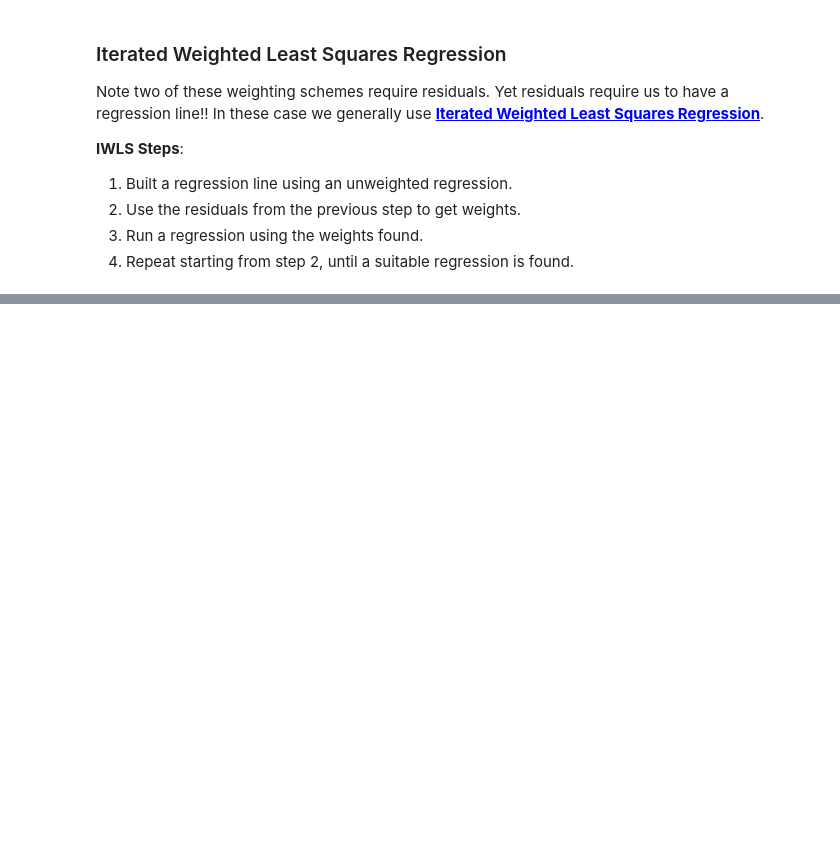
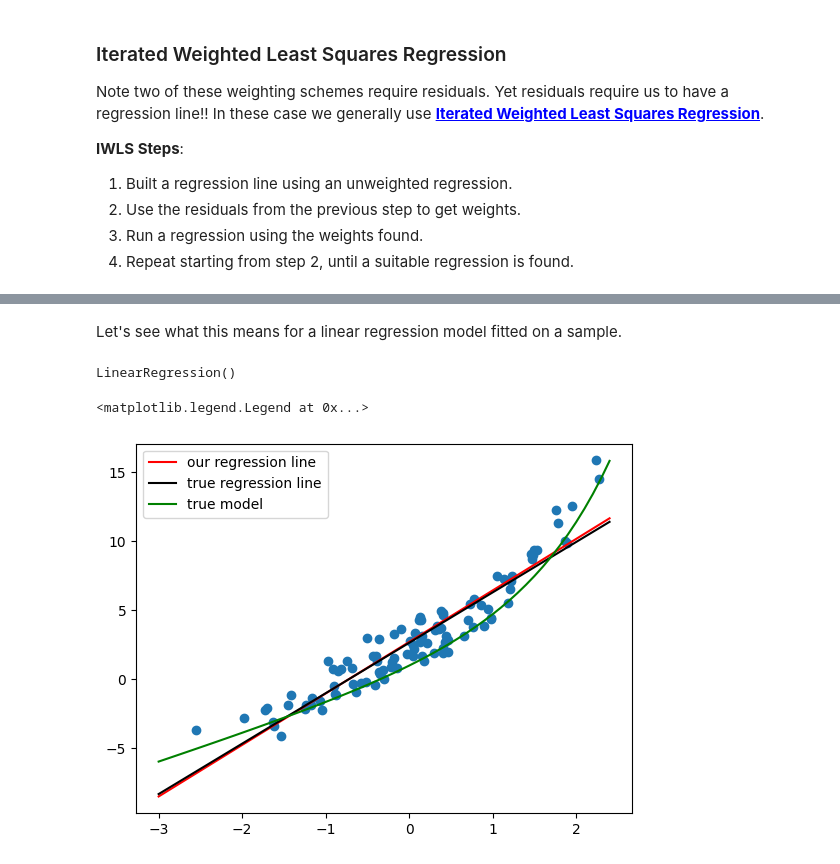
Before and after one commit to satadisha/data-exploratorium, a Jupyter notebook: DATA213/NLR-Week3.ipynb, the cells around one changed output, grey strips where cells are left out. Drawn from its saved outputs; the diff is of its cells as text; code cells hidden in the pictures; blank space fills up the shorter version.

```diff
--- a/DATA213/NLR-Week3.ipynb
+++ b/DATA213/NLR-Week3.ipynb
@@ -406,0 +447,28 @@ In these case we generally use <u style="color: blue; font-size: 1.0em; font-wei
+# %% [markdown]
+Let's see what this means for a linear regression model fitted on a sample.
+# %%
+#Sample Data
+X = np.random.normal(0,1,size=(100,1))
+Y = 2*X + np.exp(X) + np.random.normal(1,1,size=(100,1))
+reg = LinearRegression()
+reg.fit(X,Y)
+
+#Population Data
+X_pop = np.random.normal(0,1,size=(1_000_000,1))
+Y_pop = 2*X_pop + np.exp(X_pop) + np.random.normal(1,1,size=(1_000_000,1))
+pop_reg = LinearRegression()
+pop_reg.fit(X_pop,Y_pop)
+# %% [output]
+LinearRegression()
+# %%
+ax = np.arange(-3,2.5,0.1)
+plt.plot(ax,reg.predict(ax.reshape(-1,1)),color="red",label="our regression line");
+
+plt.plot(ax,pop_reg.predict(ax.reshape(-1,1)),color="black",label="true regression line");
+
+plt.plot(ax,2*ax+ np.exp(ax),color="green",label="true model");
+plt.scatter(X,Y);
+plt.legend()
+# %% [output]
+<matplotlib.legend.Legend at 0x...>
+[figure, added]
```
Also changed, not shown: parts of 33 cells of this notebook, 9 other files.
